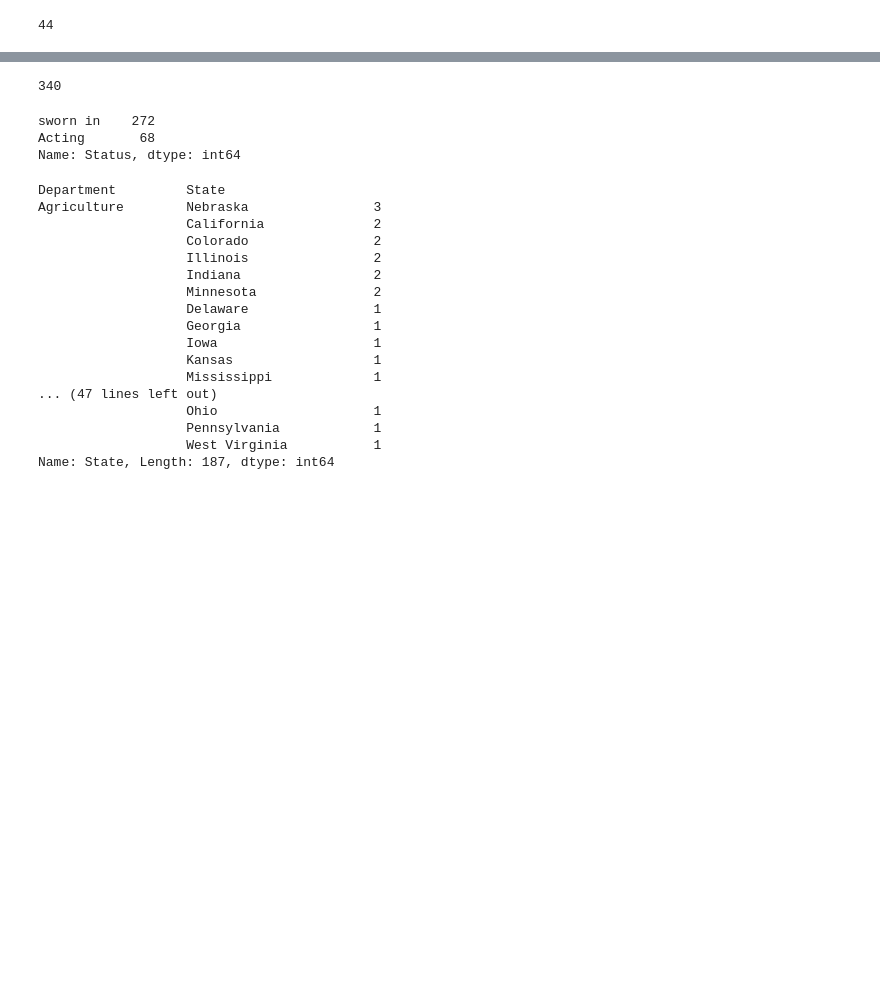
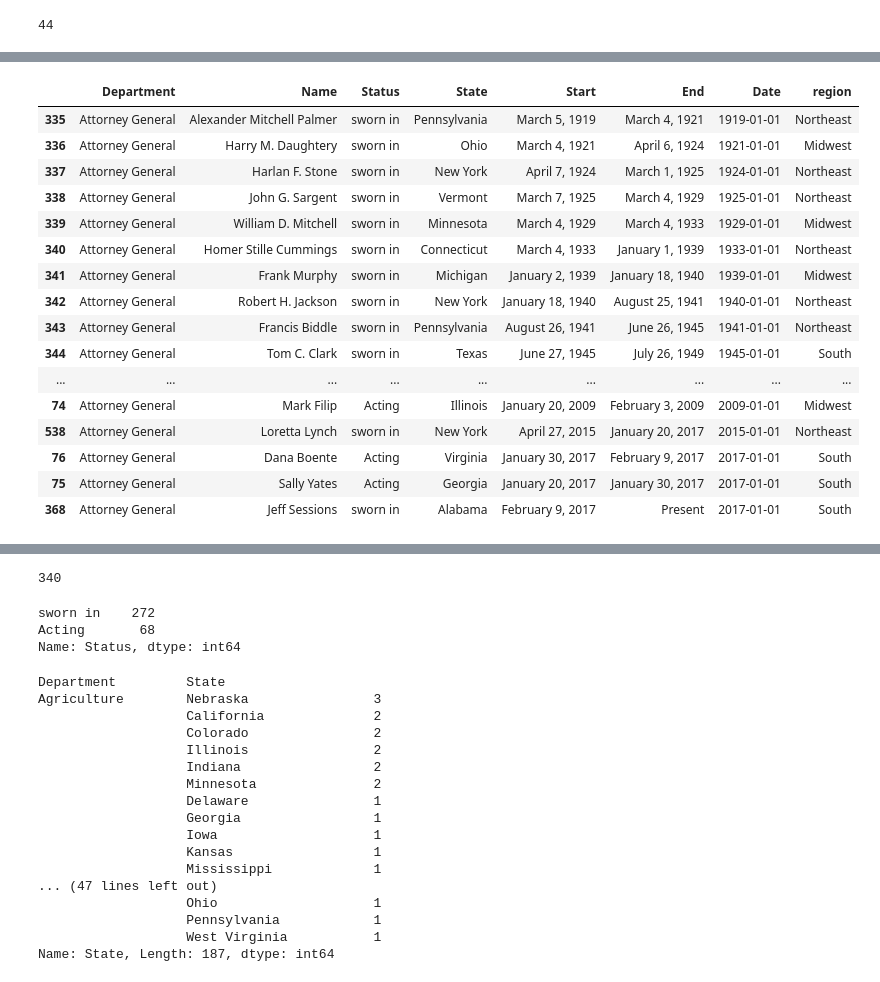
Before and after one commit to maijaliisa/studio-projects, a Jupyter notebook: code/AllThePresidentsCabinets/Presidential_Cabinet.ipynb, the cells around one changed output, grey strips where cells are left out. Drawn from its saved outputs; the diff is of its cells as text; code cells hidden in the pictures; blank space fills up the shorter version.

```diff
--- a/code/AllThePresidentsCabinets/Presidential_Cabinet.ipynb
+++ b/code/AllThePresidentsCabinets/Presidential_Cabinet.ipynb
@@ -285,0 +328,21 @@ len(df_state.sort_values(by='Date'))
+# %%
+df_ag = df_WWII[df_WWII['Department'] == 'Attorney General ']
+df_ag.sort_values(by='Date')
+# %% [output]
+|  | Department | Name | Status | State | Start | End | Date | region |
+| 335 | Attorney General | Alexander Mitchell Palmer | sworn in | Pennsylvania | March 5, 1919 | March 4, 1921 | 1919-01-01 | Northeast |
+| 336 | Attorney General | Harry M. Daughtery | sworn in | Ohio | March 4, 1921 | April 6, 1924 | 1921-01-01 | Midwest |
+| 337 | Attorney General | Harlan F. Stone | sworn in | New York | April 7, 1924 | March 1, 1925 | 1924-01-01 | Northeast |
+| 338 | Attorney General | John G. Sargent | sworn in | Vermont | March 7, 1925 | March 4, 1929 | 1925-01-01 | Northeast |
+| 339 | Attorney General | William D. Mitchell | sworn in | Minnesota | March 4, 1929 | March 4, 1933 | 1929-01-01 | Midwest |
+| 340 | Attorney General | Homer Stille Cummings | sworn in | Connecticut | March 4, 1933 | January 1, 1939 | 1933-01-01 | Northeast |
+| 341 | Attorney General | Frank Murphy | sworn in | Michigan | January 2, 1939 | January 18, 1940 | 1939-01-01 | Midwest |
+| 342 | Attorney General | Robert H. Jackson | sworn in | New York | January 18, 1940 | August 25, 1941 | 1940-01-01 | Northeast |
+| 343 | Attorney General | Francis Biddle | sworn in | Pennsylvania | August 26, 1941 | June 26, 1945 | 1941-01-01 | Northeast |
+| 344 | Attorney General | Tom C. Clark | sworn in | Texas | June 27, 1945 | July 26, 1949 | 1945-01-01 | South |
+| ... | ... | ... | ... | ... | ... | ... | ... | ... |
+| 74 | Attorney General | Mark Filip | Acting | Illinois | January 20, 2009 | February 3, 2009 | 2009-01-01 | Midwest |
+| 538 | Attorney General | Loretta Lynch | sworn in | New York | April 27, 2015 | January 20, 2017 | 2015-01-01 | Northeast |
+| 76 | Attorney General | Dana Boente | Acting | Virginia | January 30, 2017 | February 9, 2017 | 2017-01-01 | South |
+| 75 | Attorney General | Sally Yates | Acting | Georgia | January 20, 2017 | January 30, 2017 | 2017-01-01 | South |
+| 368 | Attorney General | Jeff Sessions | sworn in | Alabama | February 9, 2017 | Present | 2017-01-01 | South |
```
Also changed, not shown: parts of 13 cells of this notebook, 2 other files.
